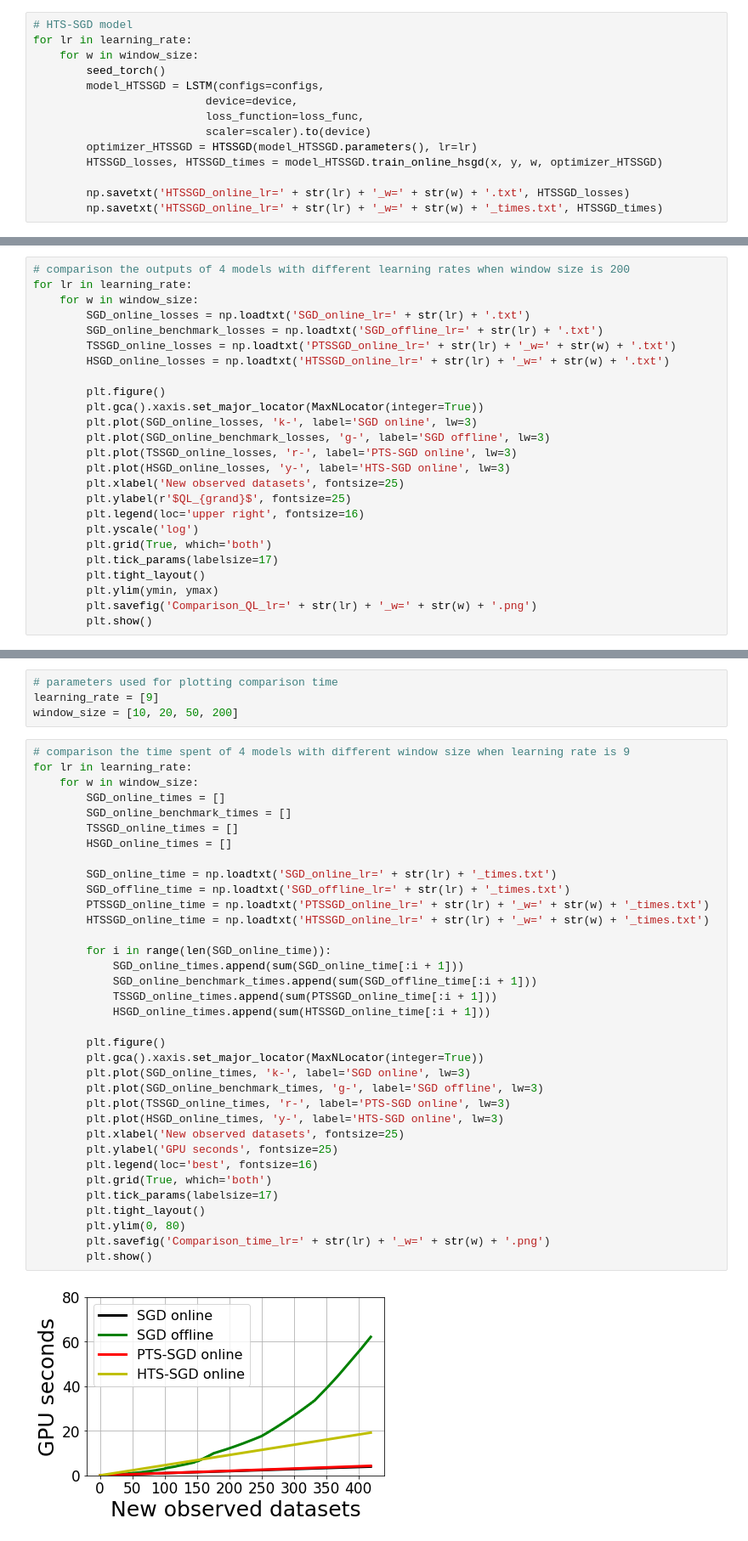
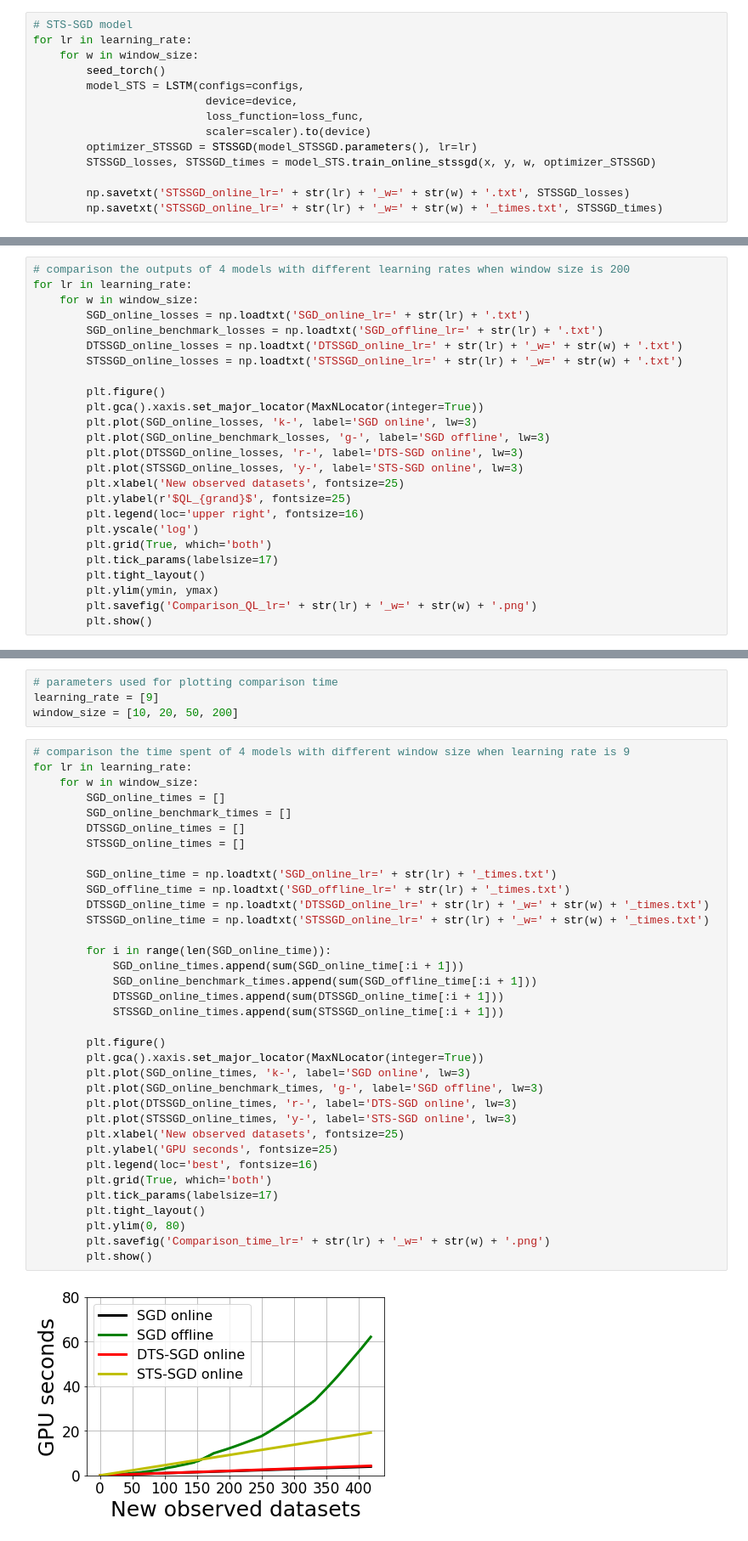
Before and after one commit to Timbasa/Dynamic_Local_Regret_for_Non-convex_Online_Forecasting_NeurIPS2019, a Jupyter notebook: code/Demo.ipynb, the cells around one changed output, grey strips where cells are left out. Shown at 85% size. Drawn from its saved outputs; the diff is of its cells as text.

```diff
--- a/code/Demo.ipynb
+++ b/code/Demo.ipynb
@@ -112,15 +116,15 @@ for lr in learning_rate:
 # %%
-# HTS-SGD model
+# STS-SGD model
 for lr in learning_rate:
     for w in window_size:
         seed_torch()
-        model_HTSSGD = LSTM(configs=configs,
+        model_STS = LSTM(configs=configs,
                           device=device,
                           loss_function=loss_func,
                           scaler=scaler).to(device)
-        optimizer_HTSSGD = HTSSGD(model_HTSSGD.parameters(), lr=lr)
-        HTSSGD_losses, HTSSGD_times = model_HTSSGD.train_online_hsgd(x, y, w, optimizer_HTSSGD)
+        optimizer_STSSGD = STSSGD(model_STSSGD.parameters(), lr=lr)
+        STSSGD_losses, STSSGD_times = model_STS.train_online_stssgd(x, y, w, optimizer_STSSGD)
 
-        np.savetxt('HTSSGD_online_lr=' + str(lr) + '_w=' + str(w) + '.txt', HTSSGD_losses)
-        np.savetxt('HTSSGD_online_lr=' + str(lr) + '_w=' + str(w) + '_times.txt', HTSSGD_times)
+        np.savetxt('STSSGD_online_lr=' + str(lr) + '_w=' + str(w) + '.txt', STSSGD_losses)
+        np.savetxt('STSSGD_online_lr=' + str(lr) + '_w=' + str(w) + '_times.txt', STSSGD_times)
 # %%
@@ -205,15 +209,15 @@ for lr in learning_rate:
     for w in window_size:
         SGD_online_losses = np.loadtxt('SGD_online_lr=' + str(lr) + '.txt')
         SGD_online_benchmark_losses = np.loadtxt('SGD_offline_lr=' + str(lr) + '.txt')
-        TSSGD_online_losses = np.loadtxt('PTSSGD_online_lr=' + str(lr) + '_w=' + str(w) + '.txt')
-        HSGD_online_losses = np.loadtxt('HTSSGD_online_lr=' + str(lr) + '_w=' + str(w) + '.txt')
+        DTSSGD_online_losses = np.loadtxt('DTSSGD_online_lr=' + str(lr) + '_w=' + str(w) + '.txt')
+        STSSGD_online_losses = np.loadtxt('STSSGD_online_lr=' + str(lr) + '_w=' + str(w) + '.txt')
 
         plt.figure()
         plt.gca().xaxis.set_major_locator(MaxNLocator(integer=True))
         plt.plot(SGD_online_losses, 'k-', label='SGD online', lw=3)
         plt.plot(SGD_online_benchmark_losses, 'g-', label='SGD offline', lw=3)
-        plt.plot(TSSGD_online_losses, 'r-', label='PTS-SGD online', lw=3)
-        plt.plot(HSGD_online_losses, 'y-', label='HTS-SGD online', lw=3)
+        plt.plot(DTSSGD_online_losses, 'r-', label='DTS-SGD online', lw=3)
+        plt.plot(STSSGD_online_losses, 'y-', label='STS-SGD online', lw=3)
         plt.xlabel('New observed datasets', fontsize=25)
         plt.ylabel(r'$QL_{grand}$', fontsize=25)
         plt.legend(loc='upper right', fontsize=16)
@@ -236,37 +240,37 @@ window_size = [10, 20, 50, 200]
 # %%
 # comparison the time spent of 4 models with different window size when learning rate is 9
 for lr in learning_rate:
     for w in window_size:
         SGD_online_times = []
         SGD_online_benchmark_times = []
-        TSSGD_online_times = []
-        HSGD_online_times = []
+        DTSSGD_online_times = []
+        STSSGD_online_times = []
 
         SGD_online_time = np.loadtxt('SGD_online_lr=' + str(lr) + '_times.txt')
         SGD_offline_time = np.loadtxt('SGD_offline_lr=' + str(lr) + '_times.txt')
-        PTSSGD_online_time = np.loadtxt('PTSSGD_online_lr=' + str(lr) + '_w=' + str(w) + '_times.txt')
-        HTSSGD_online_time = np.loadtxt('HTSSGD_online_lr=' + str(lr) + '_w=' + str(w) + '_times.txt')
+        DTSSGD_online_time = np.loadtxt('DTSSGD_online_lr=' + str(lr) + '_w=' + str(w) + '_times.txt')
+        STSSGD_online_time = np.loadtxt('STSSGD_online_lr=' + str(lr) + '_w=' + str(w) + '_times.txt')
 
         for i in range(len(SGD_online_time)):
             SGD_online_times.append(sum(SGD_online_time[:i + 1]))
             SGD_online_benchmark_times.append(sum(SGD_offline_time[:i + 1]))
-            TSSGD_online_times.append(sum(PTSSGD_online_time[:i + 1]))
-            HSGD_online_times.append(sum(HTSSGD_online_time[:i + 1]))
+            DTSSGD_online_times.append(sum(DTSSGD_online_time[:i + 1]))
+            STSSGD_online_times.append(sum(STSSGD_online_time[:i + 1]))
 
         plt.figure()
         plt.gca().xaxis.set_major_locator(MaxNLocator(integer=True))
         plt.plot(SGD_online_times, 'k-', label='SGD online', lw=3)
         plt.plot(SGD_online_benchmark_times, 'g-', label='SGD offline', lw=3)
-        plt.plot(TSSGD_online_times, 'r-', label='PTS-SGD online', lw=3)
-        plt.plot(HSGD_online_times, 'y-', label='HTS-SGD online', lw=3)
+        plt.plot(DTSSGD_online_times, 'r-', label='DTS-SGD online', lw=3)
+        plt.plot(STSSGD_online_times, 'y-', label='STS-SGD online', lw=3)
         plt.xlabel('New observed datasets', fontsize=25)
         plt.ylabel('GPU seconds', fontsize=25)
         plt.legend(loc='best', fontsize=16)
         plt.grid(True, which='both')
         plt.tick_params(labelsize=17)
         plt.tight_layout()
         plt.ylim(0, 80)
         plt.savefig('Comparison_time_lr=' + str(lr) + '_w=' + str(w) + '.png')
         plt.show()
 # %% [output]
-[figure, old version]
+[figure, new version]
```
Also changed, not shown: parts of 10 cells of this notebook, 13 other files.
